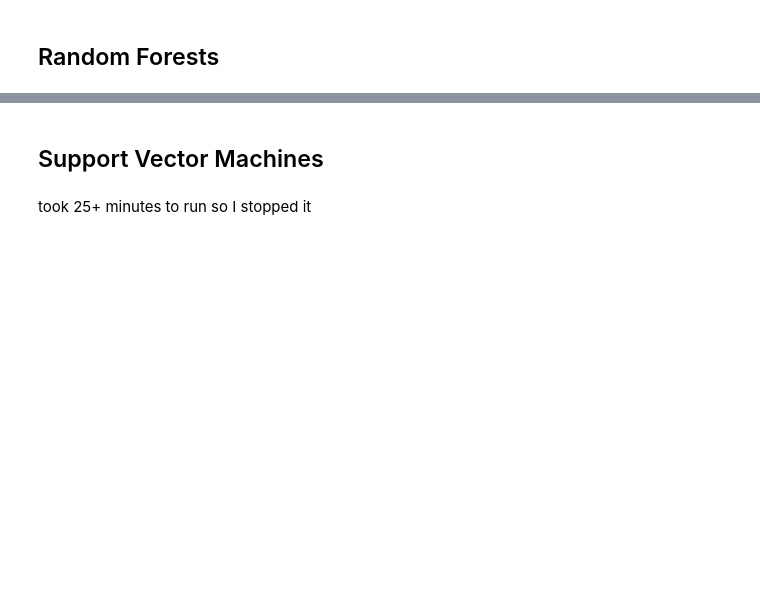
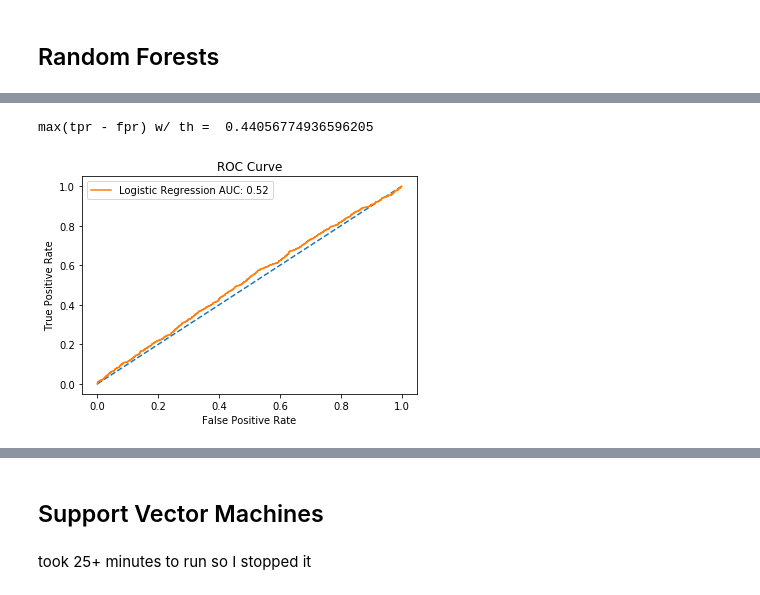
Before and after one commit to ellaelu/BCI-NERChallenge, a Jupyter notebook: Models.ipynb, the cells around one changed output, grey strips where cells are left out. Saved outputs shown, nothing was run; the diff lists cells and outputs as text; code cells hidden in the pictures; blank space fills up the shorter version.

```diff
--- a/Models.ipynb
+++ b/Models.ipynb
@@ -72,0 +261,5 @@ true_labels = pd.read_csv('Data/true_labels.csv')
+# %%
+clf = LogisticRegression(random_state=42, max_iter=1000)
+cv = GridSearchCV(clf, param_grid=params, n_jobs=-1, verbose=10, cv=4)
+# %%
+cv.fit(X_train, Y_train)
@@ -72,0 +312,10 @@ true_labels = pd.read_csv('Data/true_labels.csv')
+# %%
+clf = LogisticRegression(C = 0.1, penalty = 'l1').fit(X_train, Y_train)
+probs = clf.predict_proba(X_test)[:,1]
+# %%
+Y_test = true_labels['1'].values
+# %%
+plot_roc(Y_test, probs[:-1], 'Logistic Regression')
+# %% [output]
+max(tpr - fpr) w/ th =  0.44056774936596205
+[figure, added]
```
Also changed, not shown: parts of 66 cells of this notebook, 3 other files.
